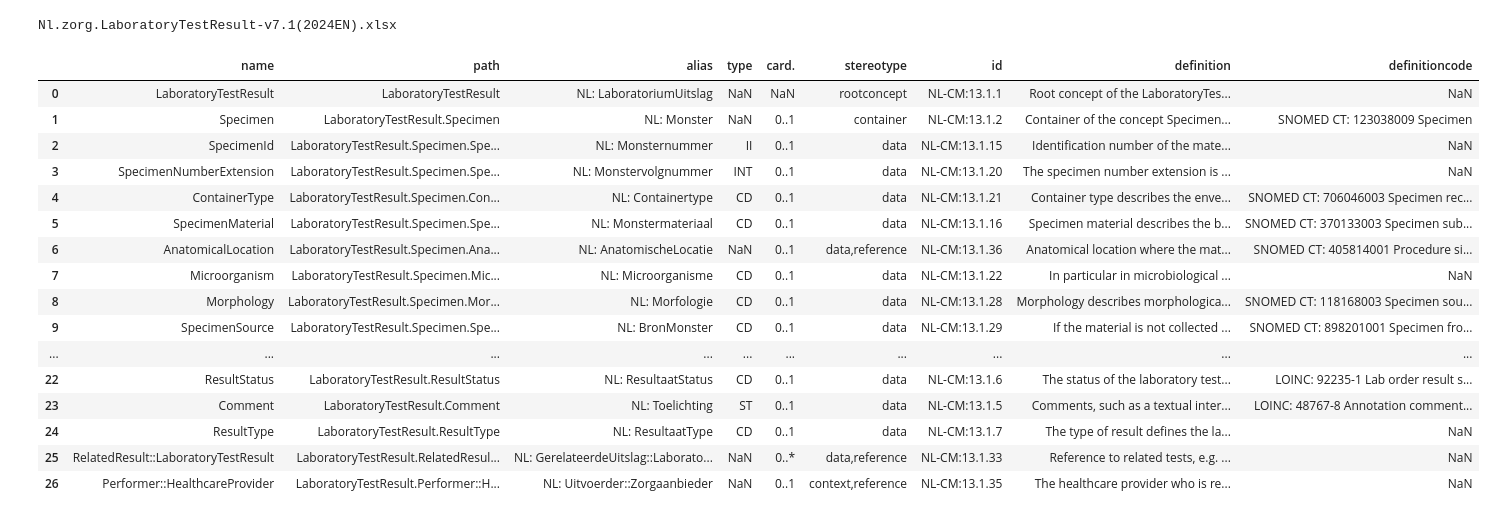
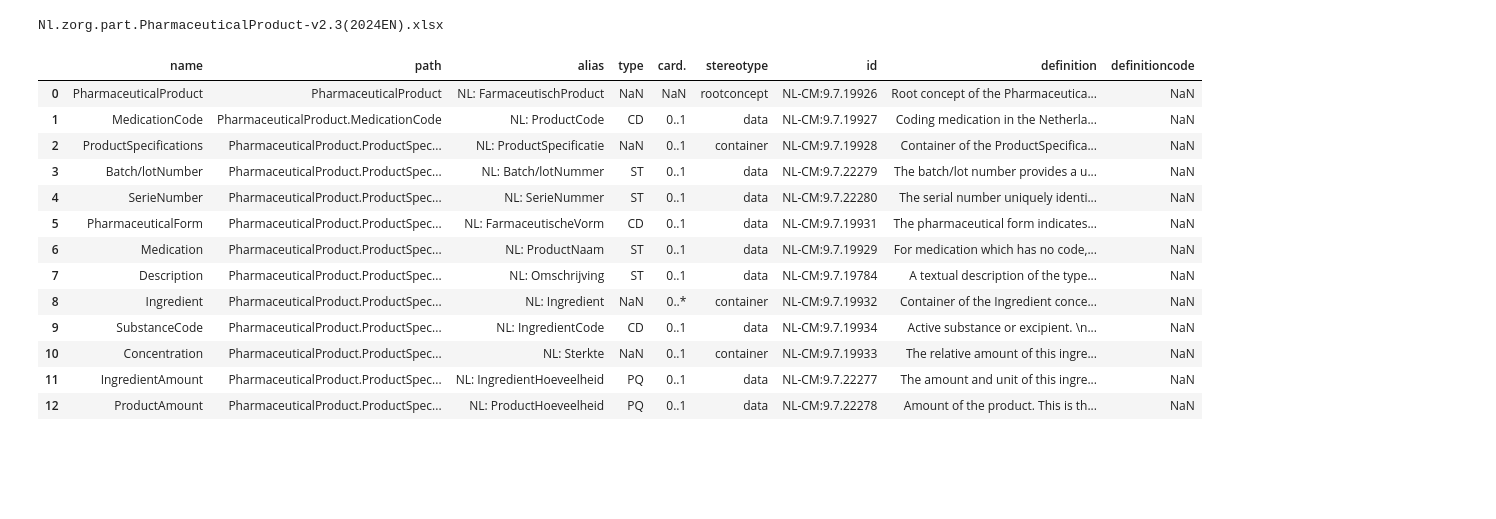
Before and after one commit to Nictiz/eu-nl-compared, a Jupyter notebook: mapping.ipynb, the cells around one changed output. Cells and saved outputs as stored; diff of their text form; code cells hidden in the pictures; blank space fills up the shorter version.

```diff
--- a/mapping.ipynb
+++ b/mapping.ipynb
@@ -31,38 +20,35 @@ zibs = os.listdir(zibspath)
 # %%
-zib = zibs[6]
+zib = zibs[4]
 print(zib)
 zibpath = os.path.join(zibspath, zib)
 zibdf = pd.read_excel(zibpath)
 zibdf['path'] = zibdf['path'].apply(
     lambda x: ud.normalize("NFKC", str(x)).replace("\xa0", " ").strip() if pd.notna(x) else x
 )
 zibdf
 # only for zib2024 condition and diagnosis
 # zib = zibs[1]
 # print( zib)
 # zibpath = os.path.join(zibspath, zib)
 # zibdf2 = pd.read_excel(zibpath)
 # zibdf = pd.concat([zibdf, zibdf2], ignore_index=True)
 # zibdf
 # %% [output]
-Nl.zorg.LaboratoryTestResult-v7.1(2024EN).xlsx
+Nl.zorg.part.PharmaceuticalProduct-v2.3(2024EN).xlsx
 |  | name | path | alias | type | card. | stereotype | id | definition | definitioncode |
-| 0 | LaboratoryTestResult | LaboratoryTestResult | NL: LaboratoriumUitslag | NaN | NaN | rootconcept | NL-CM:13.1.1 | Root concept of the LaboratoryTes... | NaN |
-| 1 | Specimen | LaboratoryTestResult.Specimen | NL: Monster | NaN | 0..1 | container | NL-CM:13.1.2 | Container of the concept Specimen... | SNOMED CT: 123038009 Specimen |
-| 2 | SpecimenId | LaboratoryTestResult.Specimen.Spe... | NL: Monsternummer | II | 0..1 | data | NL-CM:13.1.15 | Identification number of the mate... | NaN |
-| 3 | SpecimenNumberExtension | LaboratoryTestResult.Specimen.Spe... | NL: Monstervolgnummer | INT | 0..1 | data | NL-CM:13.1.20 | The specimen number extension is ... | NaN |
-| 4 | ContainerType | LaboratoryTestResult.Specimen.Con... | NL: Containertype | CD | 0..1 | data | NL-CM:13.1.21 | Container type describes the enve... | SNOMED CT: 706046003 Specimen rec... |
-| 5 | SpecimenMaterial | LaboratoryTestResult.Specimen.Spe... | NL: Monstermateriaal | CD | 0..1 | data | NL-CM:13.1.16 | Specimen material describes the b... | SNOMED CT: 370133003 Specimen sub... |
-| 6 | AnatomicalLocation | LaboratoryTestResult.Specimen.Ana... | NL: AnatomischeLocatie | NaN | 0..1 | data,reference | NL-CM:13.1.36 | Anatomical location where the mat... | SNOMED CT: 405814001 Procedure si... |
-| 7 | Microorganism | LaboratoryTestResult.Specimen.Mic... | NL: Microorganisme | CD | 0..1 | data | NL-CM:13.1.22 | In particular in microbiological ... | NaN |
-| 8 | Morphology | LaboratoryTestResult.Specimen.Mor... | NL: Morfologie | CD | 0..1 | data | NL-CM:13.1.28 | Morphology describes morphologica... | SNOMED CT: 118168003 Specimen sou... |
-| 9 | SpecimenSource | LaboratoryTestResult.Specimen.Spe... | NL: BronMonster | CD | 0..1 | data | NL-CM:13.1.29 | If the material is not collected ... | SNOMED CT: 898201001 Specimen fro... |
-| ... | ... | ... | ... | ... | ... | ... | ... | ... | ... |
-| 22 | ResultStatus | LaboratoryTestResult.ResultStatus | NL: ResultaatStatus | CD | 0..1 | data | NL-CM:13.1.6 | The status of the laboratory test... | LOINC: 92235-1 Lab order result s... |
-| 23 | Comment | LaboratoryTestResult.Comment | NL: Toelichting | ST | 0..1 | data | NL-CM:13.1.5 | Comments, such as a textual inter... | LOINC: 48767-8 Annotation comment... |
-| 24 | ResultType | LaboratoryTestResult.ResultType | NL: ResultaatType | CD | 0..1 | data | NL-CM:13.1.7 | The type of result defines the la... | NaN |
-| 25 | RelatedResult::LaboratoryTestResult | LaboratoryTestResult.RelatedResul... | NL: GerelateerdeUitslag::Laborato... | NaN | 0..* | data,reference | NL-CM:13.1.33 | Reference to related tests, e.g. ... | NaN |
-| 26 | Performer::HealthcareProvider | LaboratoryTestResult.Performer::H... | NL: Uitvoerder::Zorgaanbieder | NaN | 0..1 | context,reference | NL-CM:13.1.35 | The healthcare provider who is re... | NaN |
+| 0 | PharmaceuticalProduct | PharmaceuticalProduct | NL: FarmaceutischProduct | NaN | NaN | rootconcept | NL-CM:9.7.19926 | Root concept of the Pharmaceutica... | NaN |
+| 1 | MedicationCode | PharmaceuticalProduct.MedicationCode | NL: ProductCode | CD | 0..1 | data | NL-CM:9.7.19927 | Coding medication in the Netherla... | NaN |
+| 2 | ProductSpecifications | PharmaceuticalProduct.ProductSpec... | NL: ProductSpecificatie | NaN | 0..1 | container | NL-CM:9.7.19928 | Container of the ProductSpecifica... | NaN |
+| 3 | Batch/lotNumber | PharmaceuticalProduct.ProductSpec... | NL: Batch/lotNummer | ST | 0..1 | data | NL-CM:9.7.22279 | The batch/lot number provides a u... | NaN |
+| 4 | SerieNumber | PharmaceuticalProduct.ProductSpec... | NL: SerieNummer | ST | 0..1 | data | NL-CM:9.7.22280 | The serial number uniquely identi... | NaN |
+| 5 | PharmaceuticalForm | PharmaceuticalProduct.ProductSpec... | NL: FarmaceutischeVorm | CD | 0..1 | data | NL-CM:9.7.19931 | The pharmaceutical form indicates... | NaN |
+| 6 | Medication | PharmaceuticalProduct.ProductSpec... | NL: ProductNaam | ST | 0..1 | data | NL-CM:9.7.19929 | For medication which has no code,... | NaN |
+| 7 | Description | PharmaceuticalProduct.ProductSpec... | NL: Omschrijving | ST | 0..1 | data | NL-CM:9.7.19784 | A textual description of the type... | NaN |
+| 8 | Ingredient | PharmaceuticalProduct.ProductSpec... | NL: Ingredient | NaN | 0..* | container | NL-CM:9.7.19932 | Container of the Ingredient conce... | NaN |
+| 9 | SubstanceCode | PharmaceuticalProduct.ProductSpec... | NL: IngredientCode | CD | 0..1 | data | NL-CM:9.7.19934 | Active substance or excipient. \n... | NaN |
+| 10 | Concentration | PharmaceuticalProduct.ProductSpec... | NL: Sterkte | NaN | 0..1 | container | NL-CM:9.7.19933 | The relative amount of this ingre... | NaN |
+| 11 | IngredientAmount | PharmaceuticalProduct.ProductSpec... | NL: IngredientHoeveelheid | PQ | 0..1 | data | NL-CM:9.7.22277 | The amount and unit of this ingre... | NaN |
+| 12 | ProductAmount | PharmaceuticalProduct.ProductSpec... | NL: ProductHoeveelheid | PQ | 0..1 | data | NL-CM:9.7.22278 | Amount of the product. This is th... | NaN |
 # %%
 xlmbase = 'xtehr'
 xlmspath = os.path.join(xlmbase, 'mappable')
```
Also changed, not shown: parts of 8 cells of this notebook, 2 other files.
